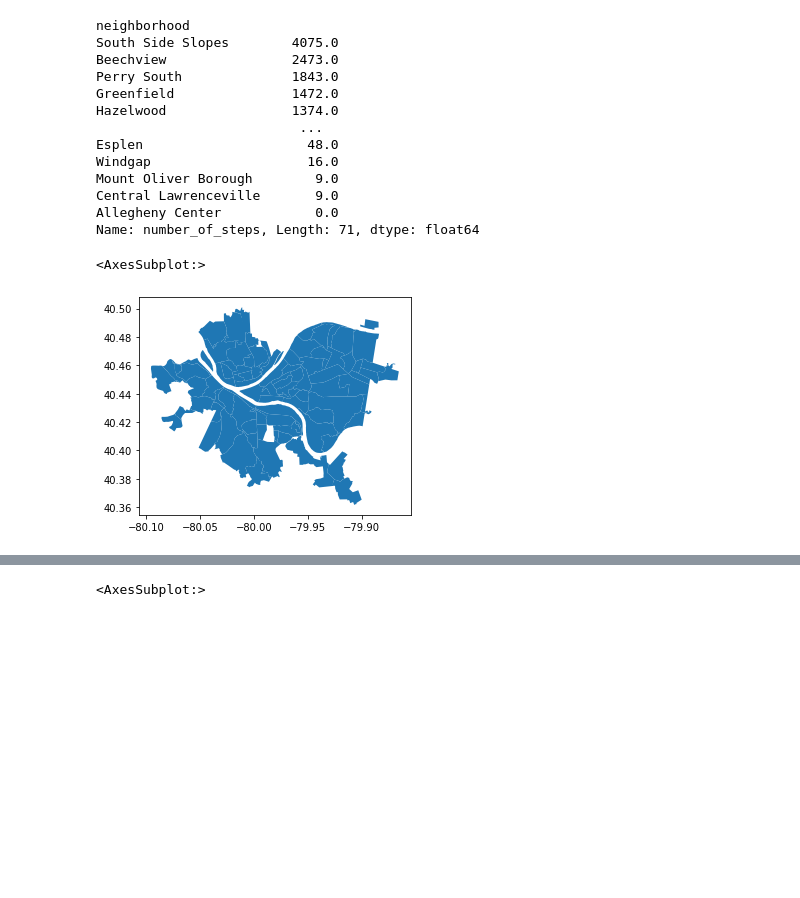
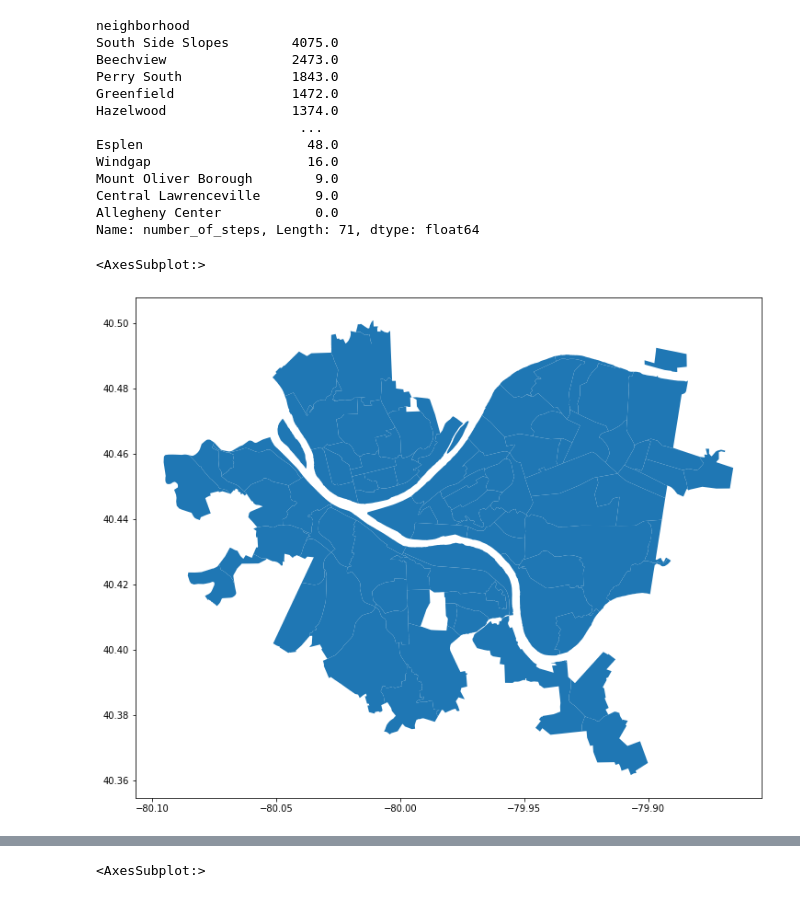
Before and after one commit to EddieTrey/CMPINF0010-Final-Project, a Jupyter notebook: Edward's Notebook/edward.ipynb, the cells around one changed output, grey strips where cells are left out. Saved outputs shown, nothing was run; the diff lists cells and outputs as text; code cells hidden in the pictures; blank space fills up the shorter version.

```diff
--- a/Edward's Notebook/edward.ipynb
+++ b/Edward's Notebook/edward.ipynb
@@ -77,10 +78,10 @@ Allegheny Center            0.0
 Name: number_of_steps, Length: 71, dtype: float64
 # %%
 neighborhoods = geopandas.read_file("Neighborhoods/Neighborhoods_.shp") # read in the shapefile
-neighborhoods.plot() # plot the geopandas dataframe
+neighborhoods.plot(figsize=(15, 10)) # plot the geopandas dataframe
 # %% [output]
 <AxesSubplot:>
-[figure, old version]
+[figure, new version]
 # %%
 # do the merge
 steps_map = neighborhoods.merge(num_steps, how='left', left_on='hood', right_on='neighborhood')
```
Also changed, not shown: parts of 4 cells of this notebook, 1 other file.
